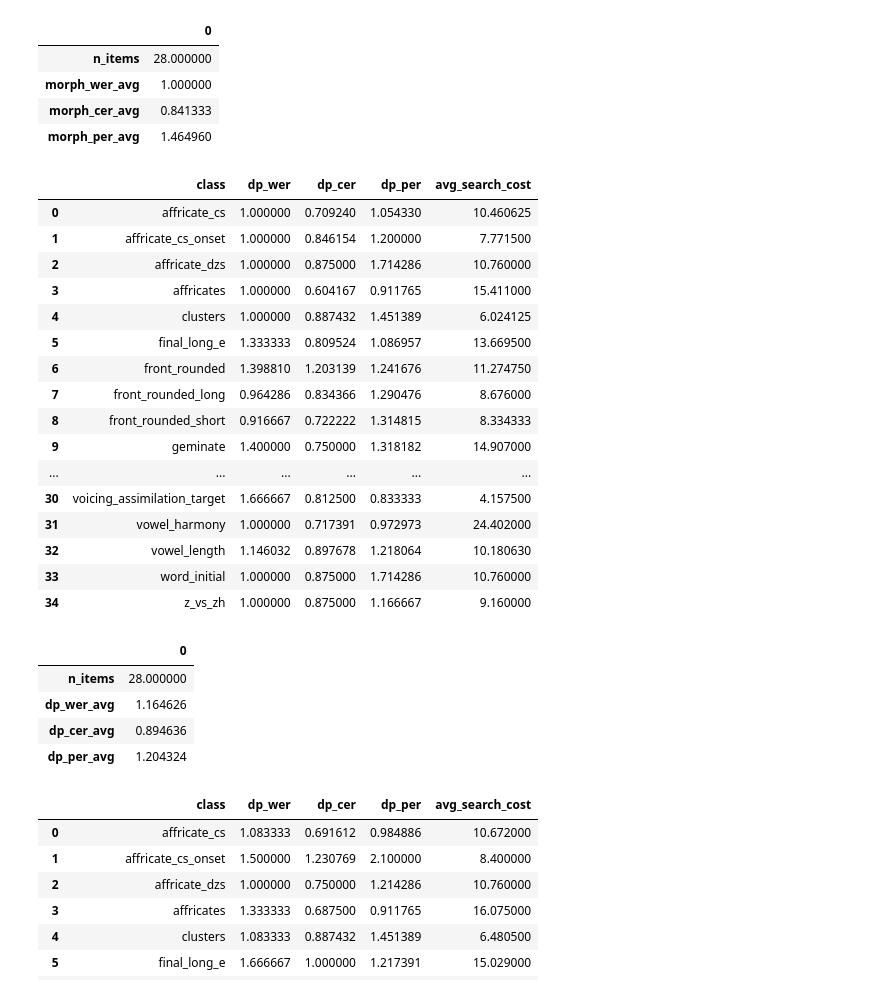
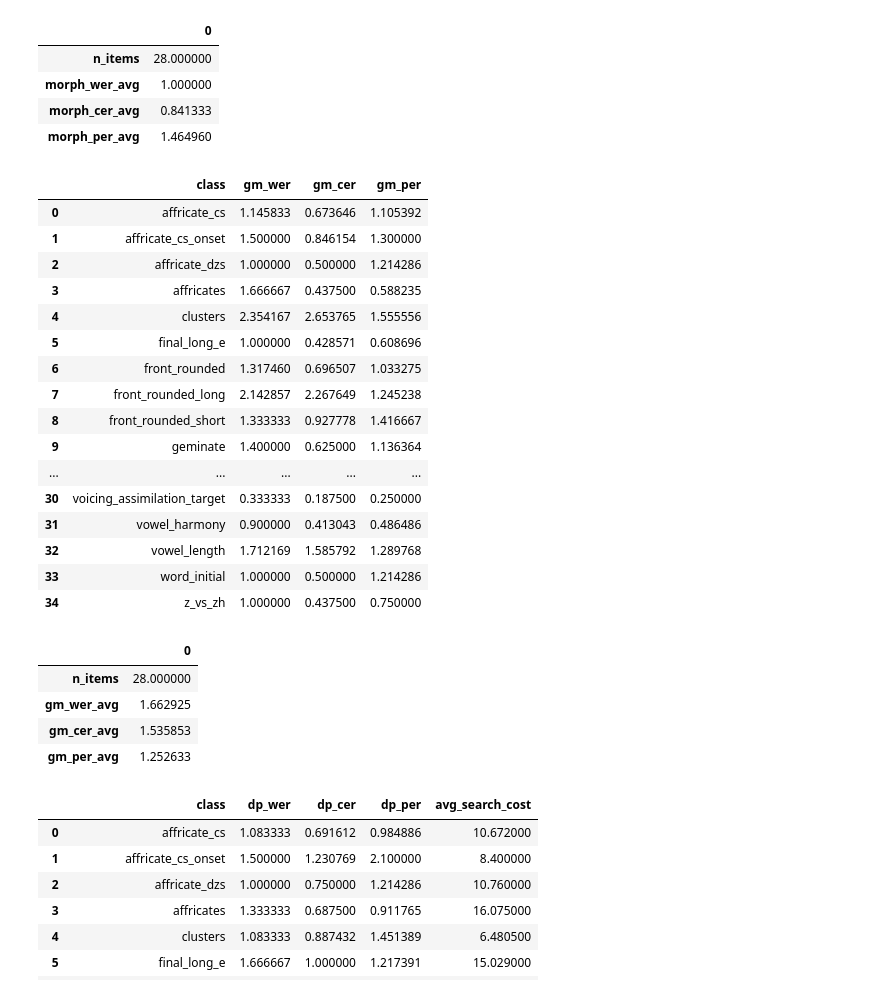
Before and after one commit to Mliviusz/ThesisProject, a Jupyter notebook: notebooks/04_perclass_analysis.ipynb, the cells around one changed output. Saved outputs shown, nothing was run; the diff lists cells and outputs as text; code cells hidden in the pictures.

```diff
--- a/notebooks/04_perclass_analysis.ipynb
+++ b/notebooks/04_perclass_analysis.ipynb
@@ -8,7 +3,7 @@ optionally performs **EN TTS → HU ASR**, and computes **WER / CER / PER**.
 from pathlib import Path
 import pandas as pd
 
-DATA = Path("./data")
+DATA = Path("./data_v1")
 AUDIO_DIR = DATA / "audio_run"
 AUDIO_DIR.mkdir(exist_ok=True, parents=True)
 RESULTS_CSV = DATA / "results/results_morph_ngram_dp_v2.csv"
@@ -206,51 +234,50 @@ pd.DataFrame([summary]).T
 # %%
 RESULTS_CSV = DATA / "results/results_dp_vs_gemini_8k.csv"
 df = pd.read_csv(RESULTS_CSV)
 dfc = explode_classes(df)
 
 summary = dfc.groupby("class").agg({
-    "dp_wer": agg_metric,
-    "dp_cer": agg_metric,
-    "dp_per": agg_metric,
-    "dp_cost": "mean"
-}).rename(columns={"dp_cost":"avg_search_cost"}).reset_index().sort_values("class")
+    "gm_wer": agg_metric,
+    "gm_cer": agg_metric,
+    "gm_per": agg_metric,
+}).reset_index().sort_values("class")
 
-AGGREGATION_CSV = DATA / "aggregation/dp_8k_v1_aggregation.csv"
-summary.to_csv(AGGREGATION_CSV, index=False)
+#AGGREGATION_CSV = DATA / "aggregation/dp_8k_v1_aggregation.csv"
+#summary.to_csv(AGGREGATION_CSV, index=False)
 summary
 # %% [output]
-|  | class | dp_wer | dp_cer | dp_per | avg_search_cost |
-| 0 | affricate_cs | 1.000000 | 0.709240 | 1.054330 | 10.460625 |
-| 1 | affricate_cs_onset | 1.000000 | 0.846154 | 1.200000 | 7.771500 |
-| 2 | affricate_dzs | 1.000000 | 0.875000 | 1.714286 | 10.760000 |
-| 3 | affricates | 1.000000 | 0.604167 | 0.911765 | 15.411000 |
-| 4 | clusters | 1.000000 | 0.887432 | 1.451389 | 6.024125 |
-| 5 | final_long_e | 1.333333 | 0.809524 | 1.086957 | 13.669500 |
-| 6 | front_rounded | 1.398810 | 1.203139 | 1.241676 | 11.274750 |
-| 7 | front_rounded_long | 0.964286 | 0.834366 | 1.290476 | 8.676000 |
-| 8 | front_rounded_short | 0.916667 | 0.722222 | 1.314815 | 8.334333 |
-| 9 | geminate | 1.400000 | 0.750000 | 1.318182 | 14.907000 |
-| ... | ... | ... | ... | ... | ... |
-| 30 | voicing_assimilation_target | 1.666667 | 0.812500 | 0.833333 | 4.157500 |
-| 31 | vowel_harmony | 1.000000 | 0.717391 | 0.972973 | 24.402000 |
-| 32 | vowel_length | 1.146032 | 0.897678 | 1.218064 | 10.180630 |
-| 33 | word_initial | 1.000000 | 0.875000 | 1.714286 | 10.760000 |
-| 34 | z_vs_zh | 1.000000 | 0.875000 | 1.166667 | 9.160000 |
+|  | class | gm_wer | gm_cer | gm_per |
+| 0 | affricate_cs | 1.145833 | 0.673646 | 1.105392 |
+| 1 | affricate_cs_onset | 1.500000 | 0.846154 | 1.300000 |
+| 2 | affricate_dzs | 1.000000 | 0.500000 | 1.214286 |
+| 3 | affricates | 1.666667 | 0.437500 | 0.588235 |
+| 4 | clusters | 2.354167 | 2.653765 | 1.555556 |
+| 5 | final_long_e | 1.000000 | 0.428571 | 0.608696 |
+| 6 | front_rounded | 1.317460 | 0.696507 | 1.033275 |
+| 7 | front_rounded_long | 2.142857 | 2.267649 | 1.245238 |
+| 8 | front_rounded_short | 1.333333 | 0.927778 | 1.416667 |
+| 9 | geminate | 1.400000 | 0.625000 | 1.136364 |
+| ... | ... | ... | ... | ... |
+| 30 | voicing_assimilation_target | 0.333333 | 0.187500 | 0.250000 |
+| 31 | vowel_harmony | 0.900000 | 0.413043 | 0.486486 |
+| 32 | vowel_length | 1.712169 | 1.585792 | 1.289768 |
+| 33 | word_initial | 1.000000 | 0.500000 | 1.214286 |
+| 34 | z_vs_zh | 1.000000 | 0.437500 | 0.750000 |
 # %%
 summary = {
     "n_items": len(df),
 }
 
 for tag in ["wer","cer","per"]:
-    summary[f"dp_{tag}_avg"] = mean_or_none(df[f"dp_{tag}"])
+    summary[f"gm_{tag}_avg"] = mean_or_none(df[f"gm_{tag}"])
 
 pd.DataFrame([summary]).T
 # %% [output]
 |  | 0 |
 | n_items | 28.000000 |
-| dp_wer_avg | 1.164626 |
-| dp_cer_avg | 0.894636 |
-| dp_per_avg | 1.204324 |
+| gm_wer_avg | 1.662925 |
+| gm_cer_avg | 1.535853 |
+| gm_per_avg | 1.252633 |
 # %%
 RESULTS_CSV = DATA / "results/results_dp_vs_gemini_4_5zipf.csv"
 df = pd.read_csv(RESULTS_CSV)
```
Also changed, not shown: parts of 11 cells of this notebook, 1 other file.
